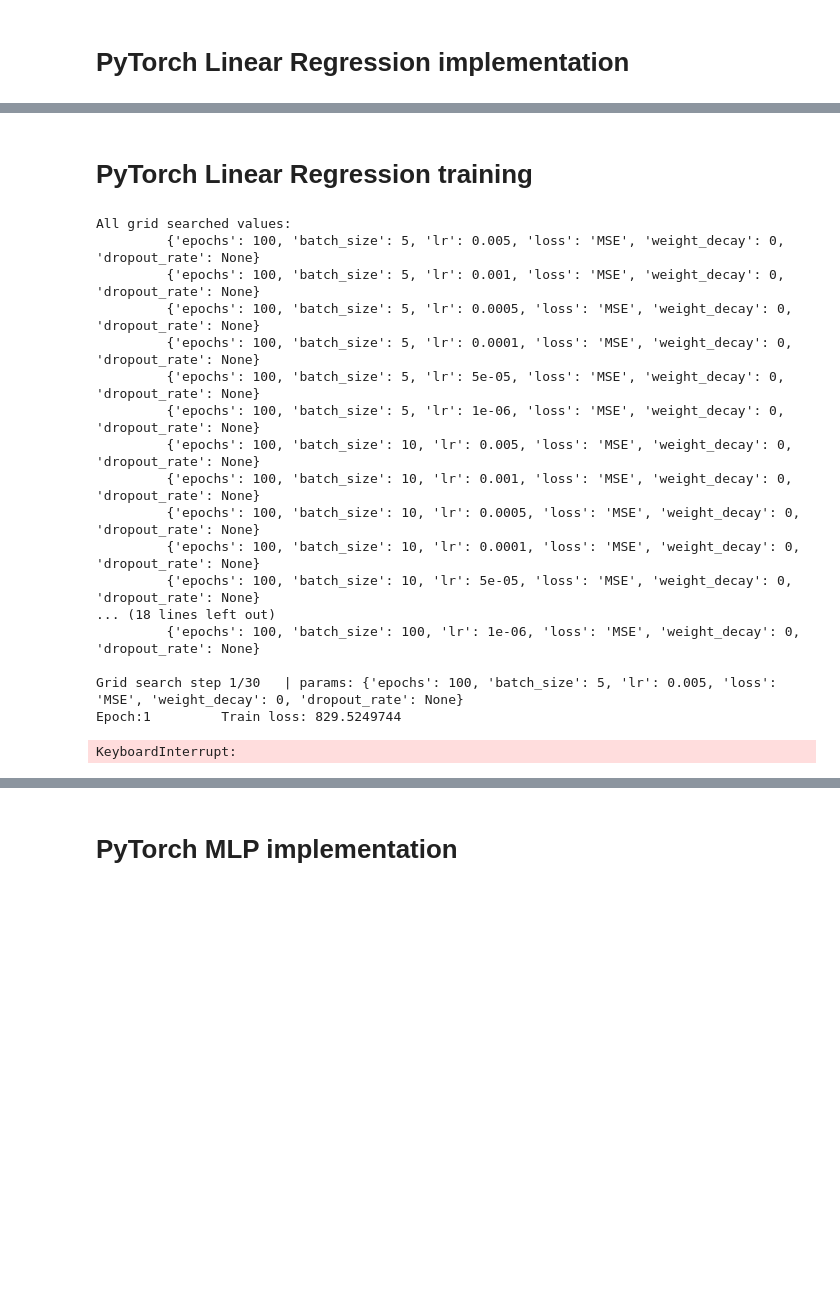
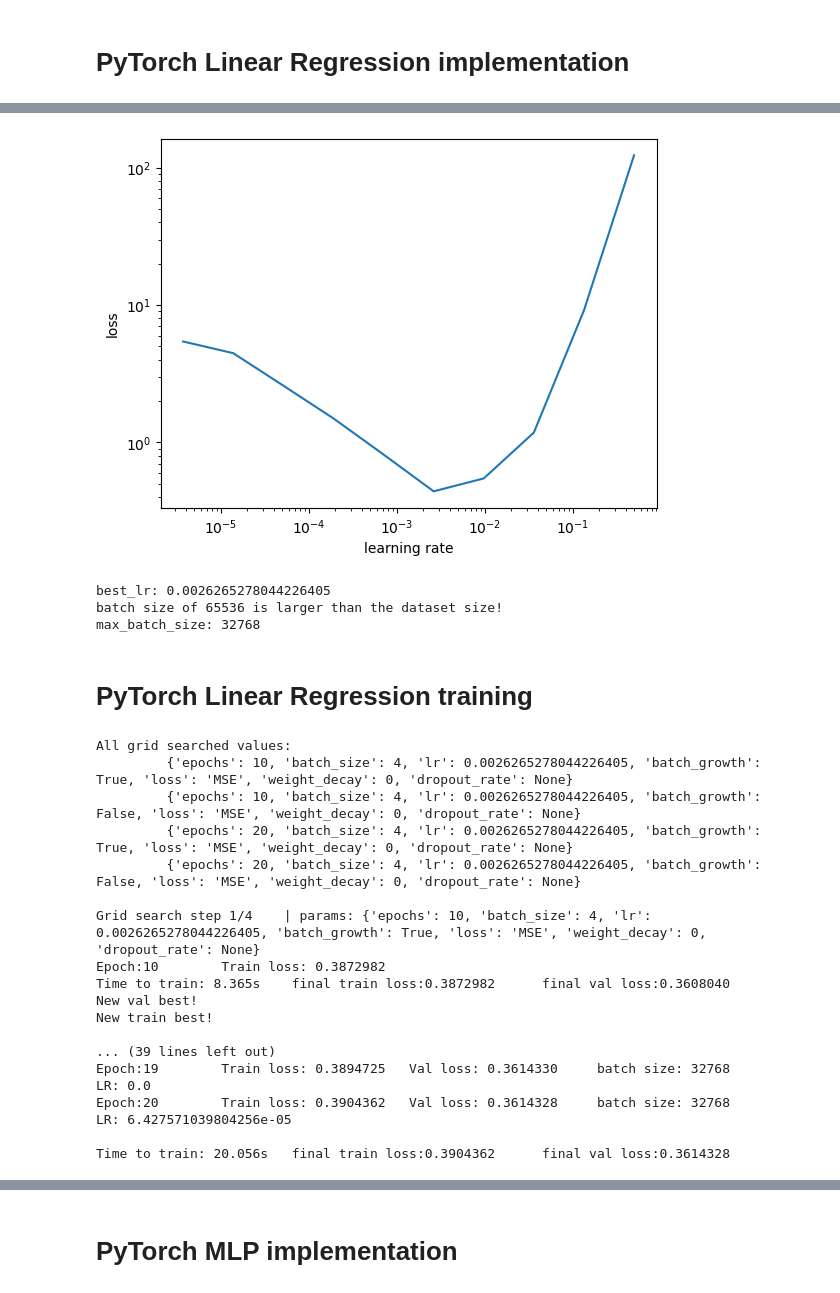
Before and after one commit to luzny274/Taipei-Bus-Stop-Traffic-Prediction, a Jupyter notebook: Vita/Linear_Regression__log_scale.ipynb, the cells around one changed output, grey strips where cells are left out. Drawn from its saved outputs; the diff is of its cells as text; code cells hidden in the pictures; blank space fills up the shorter version.

```diff
--- a/Vita/Linear_Regression__log_scale.ipynb
+++ b/Vita/Linear_Regression__log_scale.ipynb
@@ -382,7 +383,7 @@ def get_batch_sequences(batch_idx, batch_size, permutation, X, Y):
     return [batch_data, batch_target, actual_size]
 
 ## Training step
-def train(epoch, model, optimizer, scheduler, X, Y, batch_size, loss_fnc, print_mode):
+def train(epoch, model, optimizer, scheduler, X, Y, batch_size, loss_fnc, print_mode, schedule):
     model.train()
 
     sample_sz = X.shape[0]
@@ -391,6 +392,7 @@ def train(epoch, model, optimizer, scheduler, X, Y, batch_size, loss_fnc, print_
     total_loss = 0
     for batch_idx in range(0, int(np.ceil(sample_sz / batch_size))):
         batch_data, batch_target, actual_size = get_batch_sequences(batch_idx, batch_size, perm, X, Y)
+        optimizer.zero_grad()
 
         output = model(batch_data)
         loss = loss_fnc(output, batch_target, reduction="mean")
@@ -398,8 +400,8 @@ def train(epoch, model, optimizer, scheduler, X, Y, batch_size, loss_fnc, print_
 
         loss.backward()
         optimizer.step()
-        scheduler.step()
-        # print(optimizer.param_groups[0]['lr'])
+        if schedule:
+            scheduler.step()
         if print_mode:
             print('Epoch:{} \tTrain loss: {:.7f}'.format(epoch, total_loss / (batch_idx + 1)), end="\r")
 
@@ -620,3 +710,16 @@ class Linear_Regression(nn.Module):
             x = self.dropout(x)
         x = self.fc(x)
         return x
+# %%
+# Find the best initial learning rate
+params = {'batch_size': 4, 'loss': 'MSE', 'weight_decay': 0, 'dropout_rate': None}
+min_lr = 1e-6
+max_lr = 5e-1
+steps = 10
+
+model, train_losses, learning_rates, best_lr_LR = Learning_Rate_Range_Test(Linear_Regression, min_lr, max_lr, steps, params)
+print("best_lr:", best_lr_LR)
+
+# Find the maximum batch size
+max_batch_size_LR = get_max_batch_size(model)
+# %% [output]
@@ -623,17 +744,22 @@ class Linear_Regression(nn.Module):
+[figure, added]
+best_lr: 0.0026265278044226405
+batch size of 65536 is larger than the dataset size!
+max_batch_size: 32768
 # %% [markdown]
 # PyTorch Linear Regression training
 # %%
 # Parameters for grid search
-epochs = [100]
-batch_size = [10, 20, 50, 100, 1000, 10000]
+epochs = [5, 10, 20, 50]
+batch_size = [4]
 dropout_rate = [None]
-lrs = [5e-3, 1e-3, 5e-4, 1e-4, 5e-5]
+lrs = [best_lr_LR]
 weight_decay = [0]
+batch_growths = [True, False]
 loss = ["MSE"]
 
 # Parameter formatting
-all_param_vals = [epochs, batch_size, lrs, loss, weight_decay, dropout_rate]
-feature_names = ["epochs", "batch_size", "lr", "loss", "weight_decay", "dropout_rate"]
+all_param_vals = [epochs, batch_size, lrs, batch_growths, loss, weight_decay, dropout_rate]
+feature_names = ["epochs", "batch_size", "lr", "batch_growth", "loss", "weight_decay", "dropout_rate"]
 params = create_param_dict_from_lists(all_param_vals, feature_names)
 
 print("All grid searched values:")
@@ -641,25 +767,27 @@ for param in params:
     print("\t", param)
 
 # Grid search
-model_LR, train_losses_LR, val_losses_LR, best_params, grid_val_losses, grid_train_losses = grid_search(Linear_Regression, params)
+best_train_params_LR, best_val_params_LR, grid_train_losses_LR, grid_val_losses_LR = grid_search(Linear_Regression, params, max_batch_size_LR)
+
+print("Final training for the min val loss:")
+model_LR, train_losses_LR, val_losses_LR = train_model(Linear_Regression, best_val_params_LR, max_batch_size_LR, print_mode=True)
 # %% [output]
 All grid searched values:
-         {'epochs': 100, 'batch_size': 5, 'lr': 0.005, 'loss': 'MSE', 'weight_decay': 0, 'dropout_rate': None}
-         {'epochs': 100, 'batch_size': 5, 'lr': 0.001, 'loss': 'MSE', 'weight_decay': 0, 'dropout_rate': None}
-         {'epochs': 100, 'batch_size': 5, 'lr': 0.0005, 'loss': 'MSE', 'weight_decay': 0, 'dropout_rate': None}
-         {'epochs': 100, 'batch_size': 5, 'lr': 0.0001, 'loss': 'MSE', 'weight_decay': 0, 'dropout_rate': None}
-         {'epochs': 100, 'batch_size': 5, 'lr': 5e-05, 'loss': 'MSE', 'weight_decay': 0, 'dropout_rate': None}
-         {'epochs': 100, 'batch_size': 5, 'lr': 1e-06, 'loss': 'MSE', 'weight_decay': 0, 'dropout_rate': None}
-         {'epochs': 100, 'batch_size': 10, 'lr': 0.005, 'loss': 'MSE', 'weight_decay': 0, 'dropout_rate': None}
-         {'epochs': 100, 'batch_size': 10, 'lr': 0.001, 'loss': 'MSE', 'weight_decay': 0, 'dropout_rate': None}
-         {'epochs': 100, 'batch_size': 10, 'lr': 0.0005, 'loss': 'MSE', 'weight_decay': 0, 'dropout_rate': None}
-         {'epochs': 100, 'batch_size': 10, 'lr': 0.0001, 'loss': 'MSE', 'weight_decay': 0, 'dropout_rate': None}
-         {'epochs': 100, 'batch_size': 10, 'lr': 5e-05, 'loss': 'MSE', 'weight_decay': 0, 'dropout_rate': None}
-... (18 lines left out)
-         {'epochs': 100, 'batch_size': 100, 'lr': 1e-06, 'loss': 'MSE', 'weight_decay': 0, 'dropout_rate': None}
+         {'epochs': 10, 'batch_size': 4, 'lr': 0.0026265278044226405, 'batch_growth': True, 'loss': 'MSE', 'weight_decay': 0, 'dropout_rate': None}
+         {'epochs': 10, 'batch_size': 4, 'lr': 0.0026265278044226405, 'batch_growth': False, 'loss': 'MSE', 'weight_decay': 0, 'dropout_rate': None}
+         {'epochs': 20, 'batch_size': 4, 'lr': 0.0026265278044226405, 'batch_growth': True, 'loss': 'MSE', 'weight_decay': 0, 'dropout_rate': None}
+         {'epochs': 20, 'batch_size': 4, 'lr': 0.0026265278044226405, 'batch_growth': False, 'loss': 'MSE', 'weight_decay': 0, 'dropout_rate': None}
 
-Grid search step 1/30   | params: {'epochs': 100, 'batch_size': 5, 'lr': 0.005, 'loss': 'MSE', 'weight_decay': 0, 'dropout_rate': None}
-Epoch:1         Train loss: 829.5249744
+Grid search step 1/4    | params: {'epochs': 10, 'batch_size': 4, 'lr': 0.0026265278044226405, 'batch_growth': True, 'loss': 'MSE', 'weight_decay': 0, 'dropout_rate': None}
+Epoch:10        Train loss: 0.3872982
+Time to train: 8.365s    final train loss:0.3872982      final val loss:0.3608040
+New val best!
+New train best!
+
+... (39 lines left out)
+Epoch:19        Train loss: 0.3894725   Val loss: 0.3614330     batch size: 32768        LR: 0.0
+Epoch:20        Train loss: 0.3904362   Val loss: 0.3614328     batch size: 32768        LR: 6.427571039804256e-05
+
+Time to train: 20.056s   final train loss:0.3904362      final val loss:0.3614328
-KeyboardInterrupt:
 # %%
 # Show grid search progress
```
Also changed, not shown: parts of 16 cells of this notebook.
